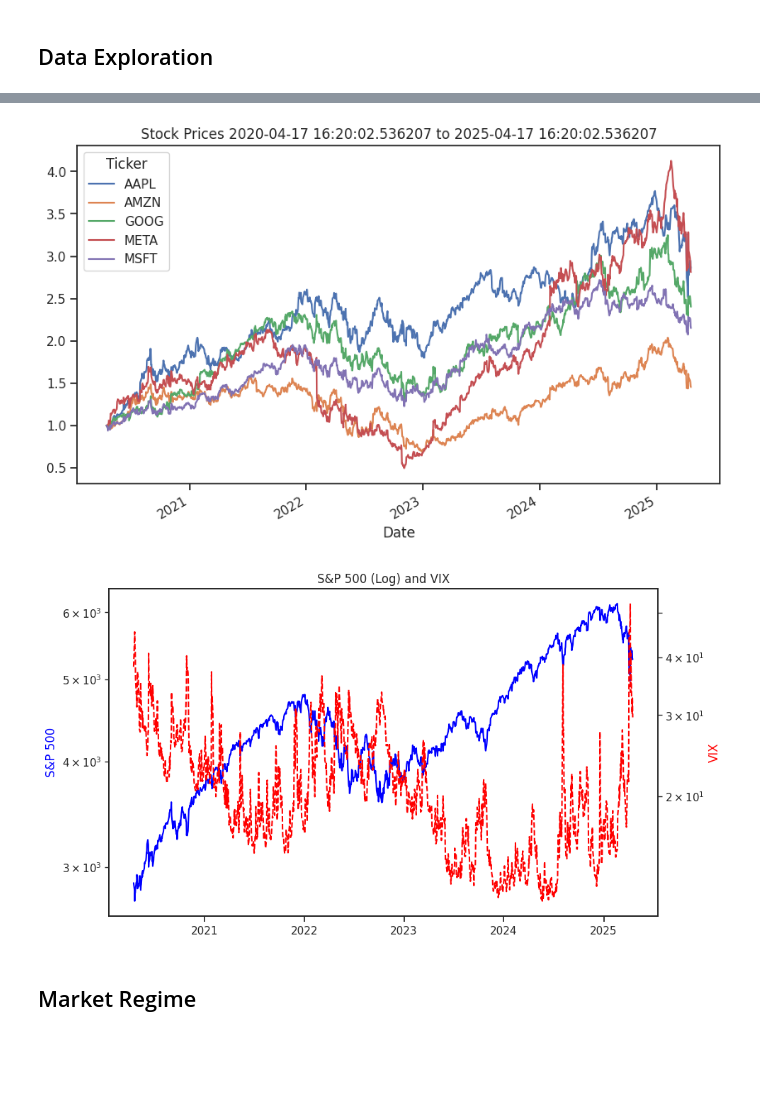
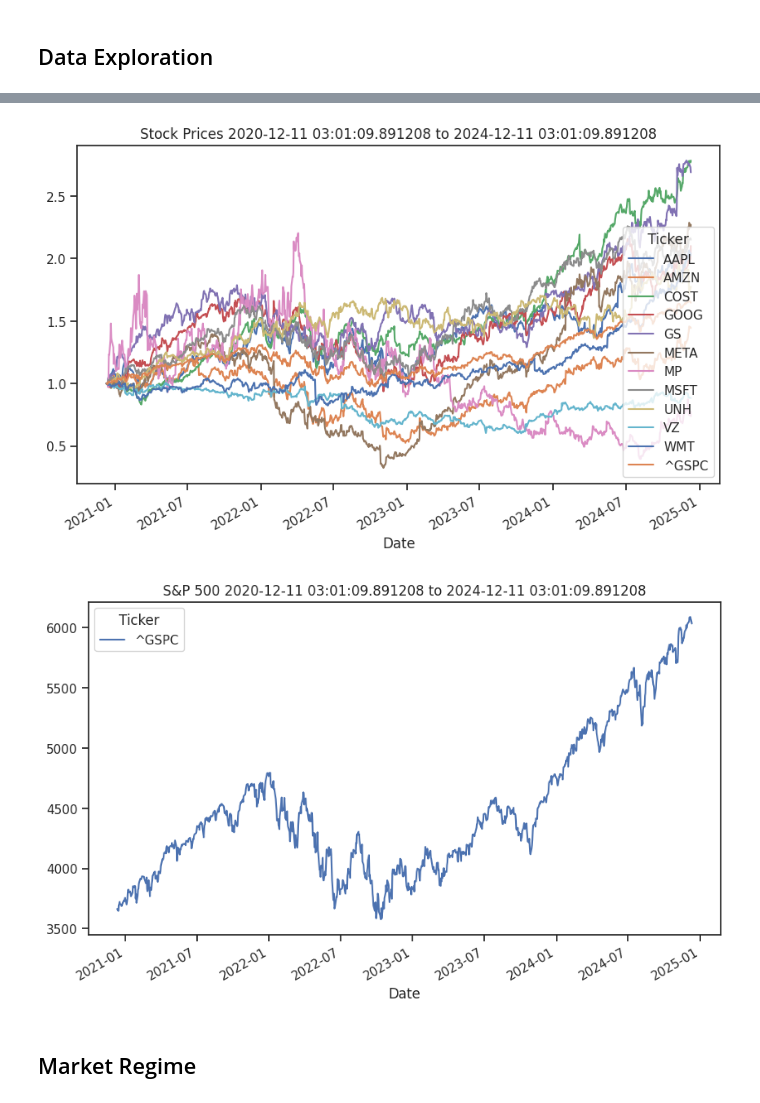
Before and after one commit to nfe7/FactorRegime, a Jupyter notebook: FactorRegime.ipynb, the cells around one changed output, grey strips where cells are left out. Drawn from its saved outputs; the diff is of its cells as text; code cells hidden in the pictures; blank space fills up the shorter version.

```diff
--- a/FactorRegime.ipynb
+++ b/FactorRegime.ipynb
@@ -232,10 +240,10 @@ def cross_standardize(factor_df):
 ## Data Exploration
 # %%
 # Tickers can be customized to whatever stock you want to look at
-tickers = ['AAPL', 'MSFT', 'GOOG', 'AMZN', 'META']
-macroTickers = ['^VIX', '^GSPC']
-end_date =  pd.Timestamp.today() - pd.DateOffset(months = 6)
-start_date = end_date - pd.DateOffset(years=5)
+tickers = ['AAPL', 'MSFT', 'GOOG', 'AMZN', 'META', '^GSPC','GS','MP','VZ','WMT','COST','UNH']
+macroTickers = ['^GSPC']
+end_date =  pd.Timestamp.today() - pd.DateOffset(months = 12)
+start_date = end_date - pd.DateOffset(years = 4)
 
 price_data = get_price_data(tickers, start_date, end_date)
 macro_data = get_price_data(macroTickers, start_date, end_date)
@@ -248,34 +270,15 @@ sns.set_style("ticks")
 # %%
 # Divide the data by their first price so they all begin at 1
 normalized_price_data = price_data/price_data.iloc[0]
 normalized_price_data.plot(figsize = (10,6), title = f'Stock Prices {start_date} to {end_date}')
 
+plt.show()
 
+macro_data.plot(figsize = (10,6), title = f'S&P 500 {start_date} to {end_date}')
 plt.show()
 # %% [output]
-[figure, old version]
+[figure, new version]
+[figure, added]
-# %%
-# Renaming the columns
-macro_data.rename(columns={'^GSPC':'SP500', '^VIX': 'VIX'}, inplace=True)
-
-# Plotting
-fig, ax1 = plt.subplots(figsize=(10, 6))
-
-ax1.set_title("S&P 500 (Log) and VIX")
-ax1.set_ylabel("S&P 500", color='blue')
-ax1.plot(macro_data.index, macro_data['SP500'], color='blue')
-ax1.set_yscale('log')
-ax1.tick_params(axis='y', labelcolor='blue')
-
-ax2 = ax1.twinx()
-ax2.set_ylabel("VIX", color='red')
-ax2.plot(macro_data.index, macro_data['VIX'], color = 'red', linestyle='--')
-ax2.set_yscale('log')
-ax2.tick_params(axis='y', labelcolor='red')
-
-plt.show()
-# %% [output]
-[figure, removed]
 # %% [markdown]
 ## Market Regime
 # %% [markdown]
```
Also changed, not shown: parts of 35 cells of this notebook.
